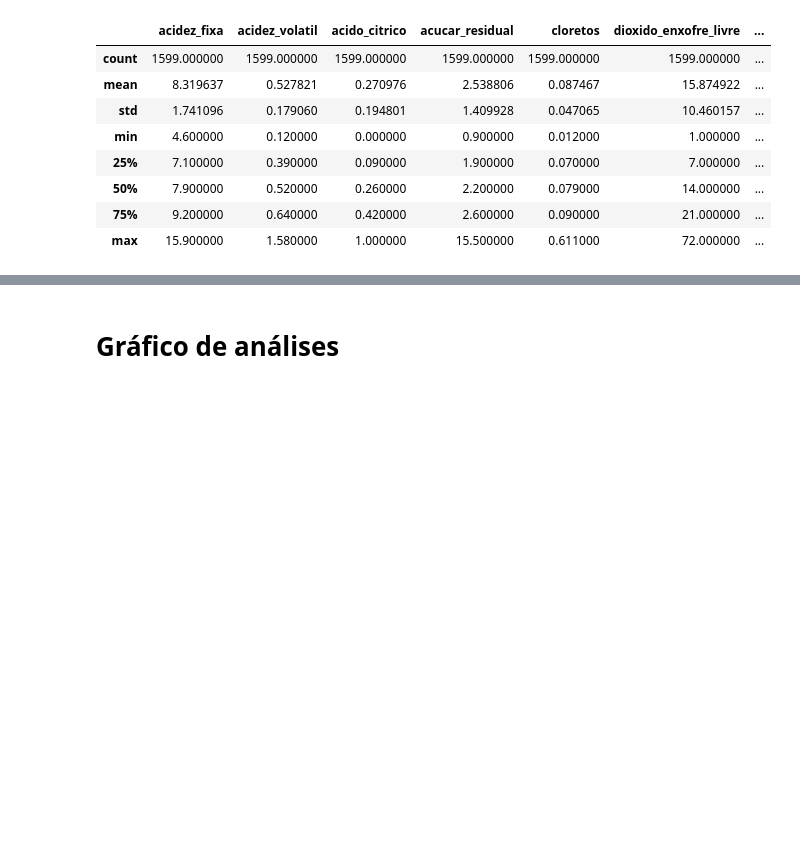
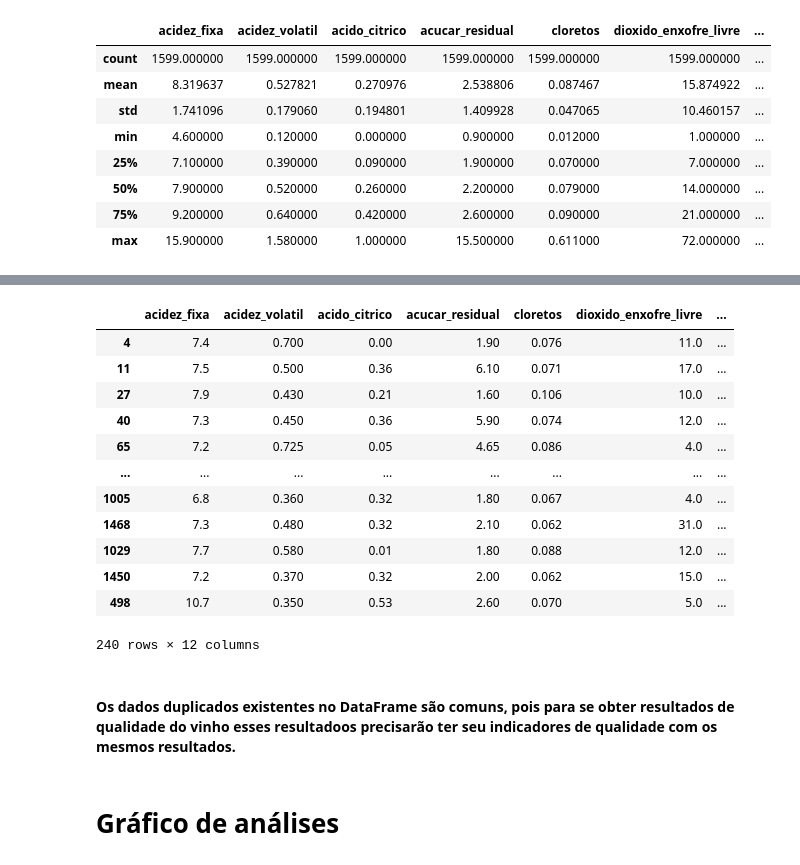
Before and after one commit to JacksonvBarbosa/Analise_qualidade_vinhos, a Jupyter notebook: Portfolio-DA-vinhos-jackwine/notebooks/exploracao_dos_dados.ipynb, the cells around one changed output, grey strips where cells are left out. Cells and saved outputs as stored; diff of their text form; code cells hidden in the pictures; blank space fills up the shorter version.

```diff
--- a/Portfolio-DA-vinhos-jackwine/notebooks/exploracao_dos_dados.ipynb
+++ b/Portfolio-DA-vinhos-jackwine/notebooks/exploracao_dos_dados.ipynb
@@ -145,2 +120,21 @@ df.describe()
+# %%
+# Obseva dados duplicados
+df[df.duplicated()].sort_values('qualidade')
+# %% [output]
+|  | acidez_fixa | acidez_volatil | acido_citrico | acucar_residual | cloretos | dioxido_enxofre_livre | ... |
+| 4 | 7.4 | 0.700 | 0.00 | 1.90 | 0.076 | 11.0 | ... |
+| 11 | 7.5 | 0.500 | 0.36 | 6.10 | 0.071 | 17.0 | ... |
+| 27 | 7.9 | 0.430 | 0.21 | 1.60 | 0.106 | 10.0 | ... |
+| 40 | 7.3 | 0.450 | 0.36 | 5.90 | 0.074 | 12.0 | ... |
+| 65 | 7.2 | 0.725 | 0.05 | 4.65 | 0.086 | 4.0 | ... |
+| ... | ... | ... | ... | ... | ... | ... | ... |
+| 1005 | 6.8 | 0.360 | 0.32 | 1.80 | 0.067 | 4.0 | ... |
+| 1468 | 7.3 | 0.480 | 0.32 | 2.10 | 0.062 | 31.0 | ... |
+| 1029 | 7.7 | 0.580 | 0.01 | 1.80 | 0.088 | 12.0 | ... |
+| 1450 | 7.2 | 0.370 | 0.32 | 2.00 | 0.062 | 15.0 | ... |
+| 498 | 10.7 | 0.350 | 0.53 | 2.60 | 0.070 | 5.0 | ... |
+240 rows × 12 columns
+# %% [markdown]
+#### Os dados duplicados existentes no DataFrame são comuns, pois para se obter resultados de qualidade do vinho esses resultadoos precisarão ter seu indicadores de qualidade com os mesmos resultados.
 # %% [markdown]
 # Gráfico de análises
```
Also changed, not shown: parts of 41 cells of this notebook, 3 other files.
